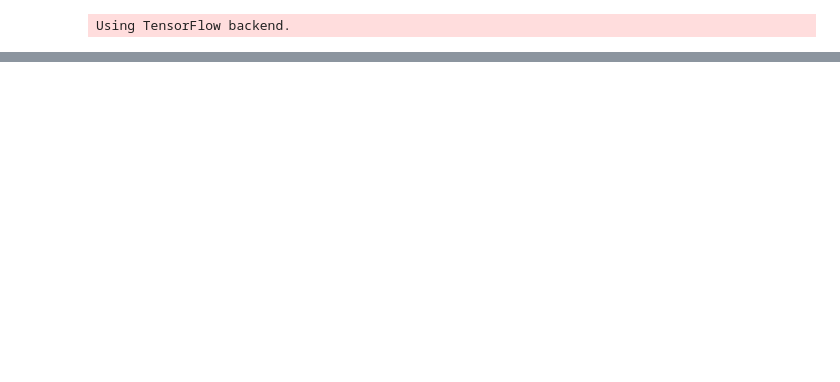
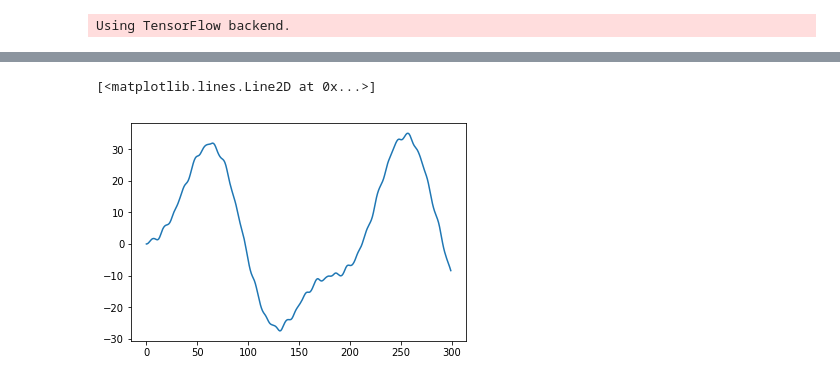
Before and after one commit to endrehp/FEM-ML, a Jupyter notebook: Cantilever_vibration.ipynb, the cells around one changed output, grey strips where cells are left out. Cells and saved outputs as stored; diff of their text form; code cells hidden in the pictures; blank space fills up the shorter version.

```diff
--- a/Cantilever_vibration.ipynb
+++ b/Cantilever_vibration.ipynb
@@ -112,0 +146,5 @@ d = 10 #number of steps in "model memory"
+# %%
+plt.plot(r_end)
+# %% [output]
+[<matplotlib.lines.Line2D at 0x...>]
+[figure, added]
```
Also changed, not shown: parts of 20 cells of this notebook.
